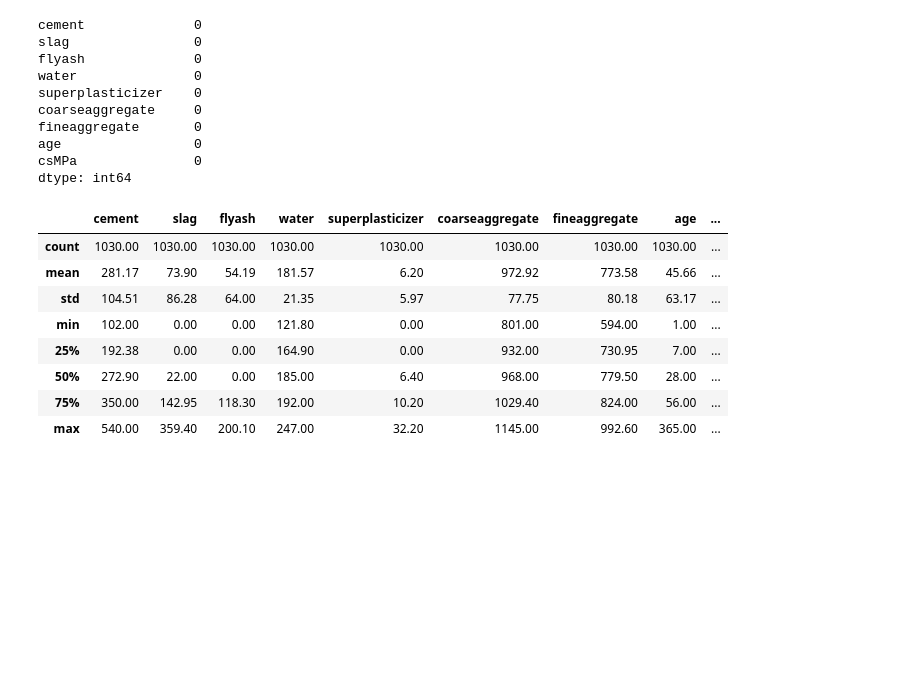
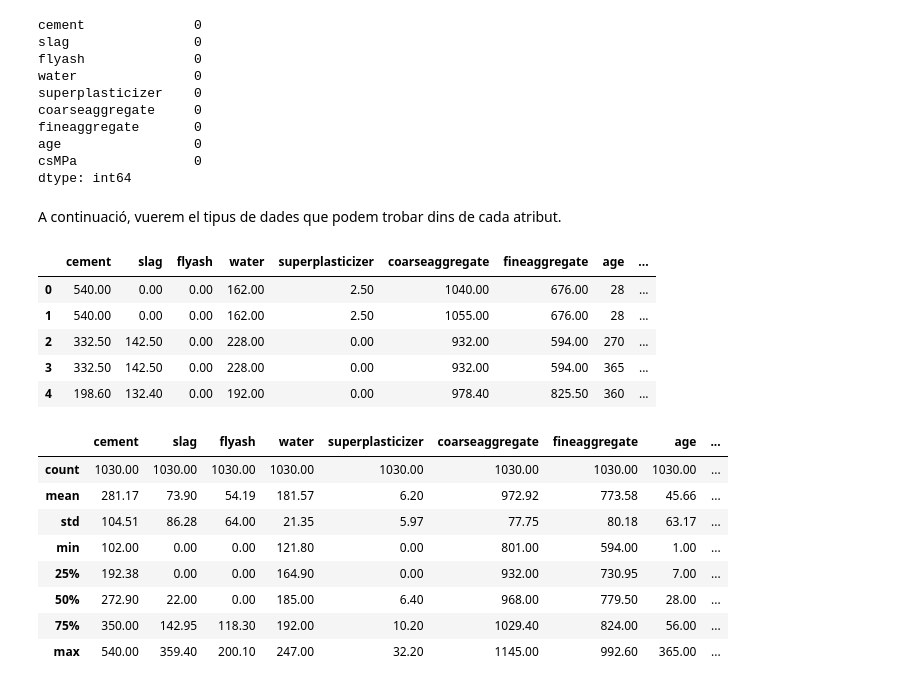
Before and after one commit to Itziar01/-ApC-Practica-1---Regressio, a Jupyter notebook: Pràctica 1 - Regressio.ipynb, the cells around one changed output. Cells and saved outputs as stored; diff of their text form; code cells hidden in the pictures; blank space fills up the shorter version.

```diff
--- a/Pràctica 1 - Regressio.ipynb
+++ b/Pràctica 1 - Regressio.ipynb
@@ -68,6 +57,17 @@ fineaggregate       0
 age                 0
 csMPa               0
 dtype: int64
+# %% [markdown]
+A continuació, vuerem el tipus de dades que podem trobar dins de cada atribut.
+# %%
+dataset.head()
+# %% [output]
+|  | cement | slag | flyash | water | superplasticizer | coarseaggregate | fineaggregate | age | ... |
+| 0 | 540.00 | 0.00 | 0.00 | 162.00 | 2.50 | 1040.00 | 676.00 | 28 | ... |
+| 1 | 540.00 | 0.00 | 0.00 | 162.00 | 2.50 | 1055.00 | 676.00 | 28 | ... |
+| 2 | 332.50 | 142.50 | 0.00 | 228.00 | 0.00 | 932.00 | 594.00 | 270 | ... |
+| 3 | 332.50 | 142.50 | 0.00 | 228.00 | 0.00 | 932.00 | 594.00 | 365 | ... |
+| 4 | 198.60 | 132.40 | 0.00 | 192.00 | 0.00 | 978.40 | 825.50 | 360 | ... |
 # %%
 dataset.describe()
 # %% [output]
```
Also changed, not shown: parts of 11 cells of this notebook.
